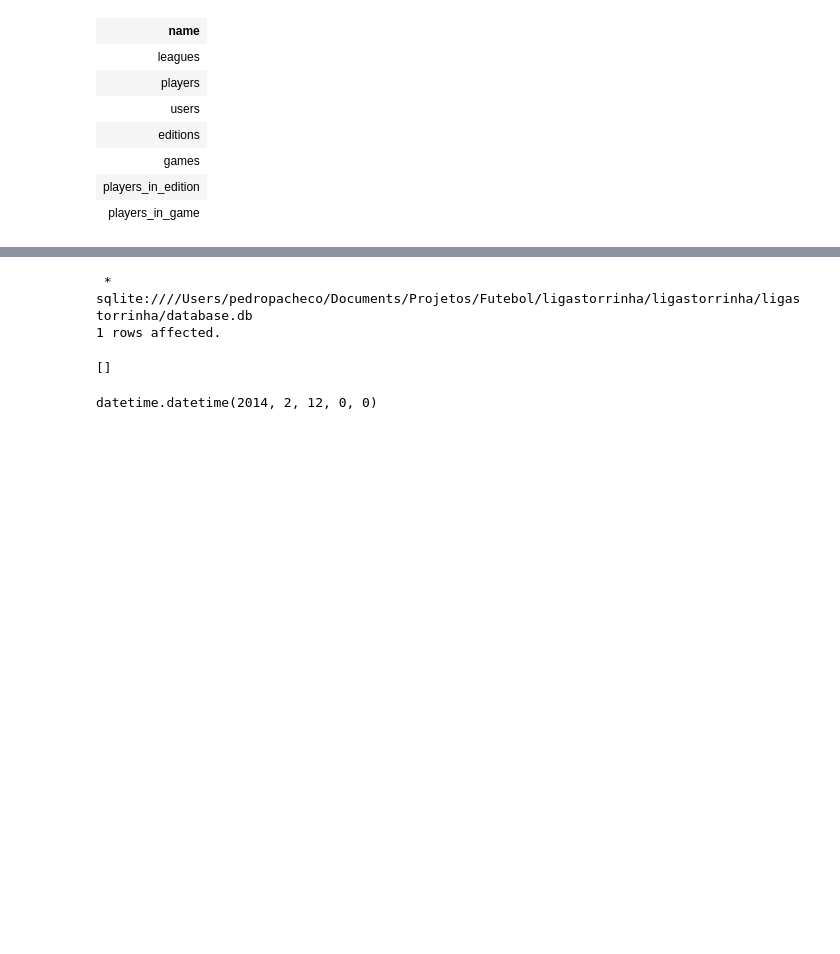
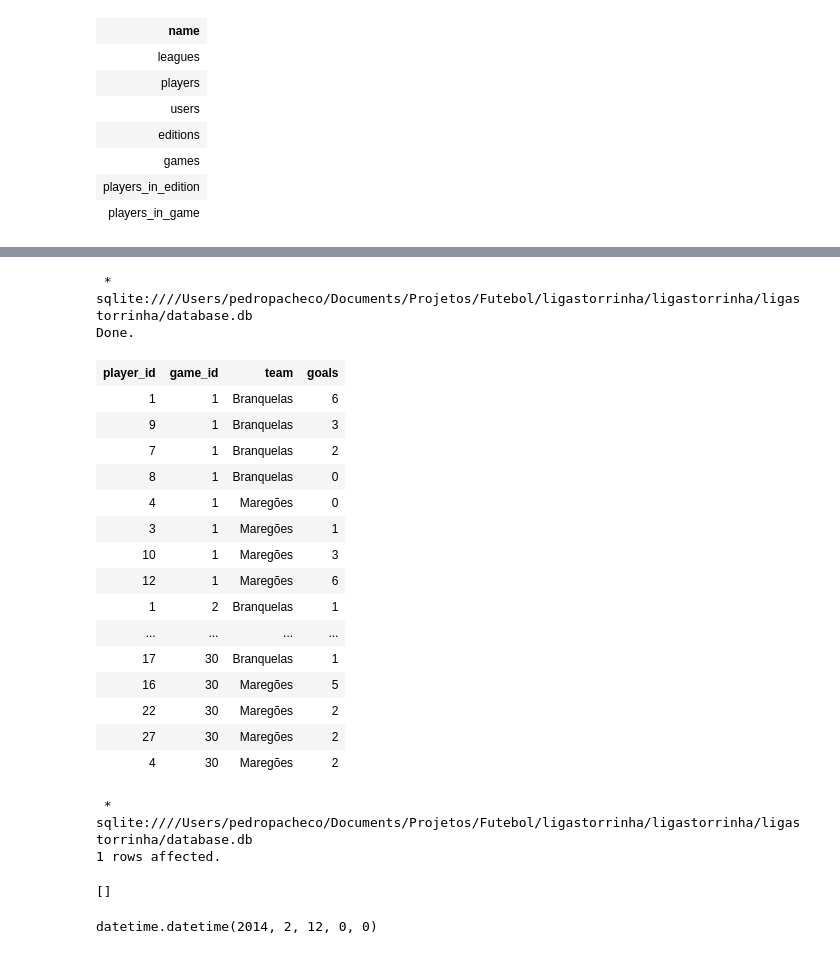
Before and after one commit to pedropacheco95/ligastorrinha, a Jupyter notebook: ligastorrinha/Untitled.ipynb, the cells around one changed output, grey strips where cells are left out. Saved outputs shown, nothing was run; the diff lists cells and outputs as text; code cells hidden in the pictures; blank space fills up the shorter version.

Commit message:
Addition of table recalculate

```diff
--- a/ligastorrinha/Untitled.ipynb
+++ b/ligastorrinha/Untitled.ipynb
@@ -38,10 +38,32 @@ Done.
-# %%
-%%sql
-UPDATE games SET winner = -1 WHERE id=26;
-# %% [output]
- * sqlite:////Users/pedropacheco/Documents/Projetos/Futebol/ligastorrinha/ligastorrinha/ligastorrinha/database.db
-1 rows affected.
-[]
+# %%
+%%sql
+SELECT * FROM players_in_game;
+# %% [output]
+ * sqlite:////Users/pedropacheco/Documents/Projetos/Futebol/ligastorrinha/ligastorrinha/ligastorrinha/database.db
+Done.
+| player_id | game_id | team | goals |
+| 1 | 1 | Branquelas | 6 |
+| 9 | 1 | Branquelas | 3 |
+| 7 | 1 | Branquelas | 2 |
+| 8 | 1 | Branquelas | 0 |
+| 4 | 1 | Maregões | 0 |
+| 3 | 1 | Maregões | 1 |
+| 10 | 1 | Maregões | 3 |
+| 12 | 1 | Maregões | 6 |
+| 1 | 2 | Branquelas | 1 |
+| ... | ... | ... | ... |
+| 17 | 30 | Branquelas | 1 |
+| 16 | 30 | Maregões | 5 |
+| 22 | 30 | Maregões | 2 |
+| 27 | 30 | Maregões | 2 |
+| 4 | 30 | Maregões | 2 |
+# %%
+%%sql
+UPDATE players_in_game SET player_id=25 WHERE player_id=4 AND game_id=30 AND team='Branquelas';
+# %% [output]
+ * sqlite:////Users/pedropacheco/Documents/Projetos/Futebol/ligastorrinha/ligastorrinha/ligastorrinha/database.db
+1 rows affected.
+[]
 # %%
 import datetime
 # %%
```
Also changed, not shown: parts of 1 cell of this notebook, 2 other files.
